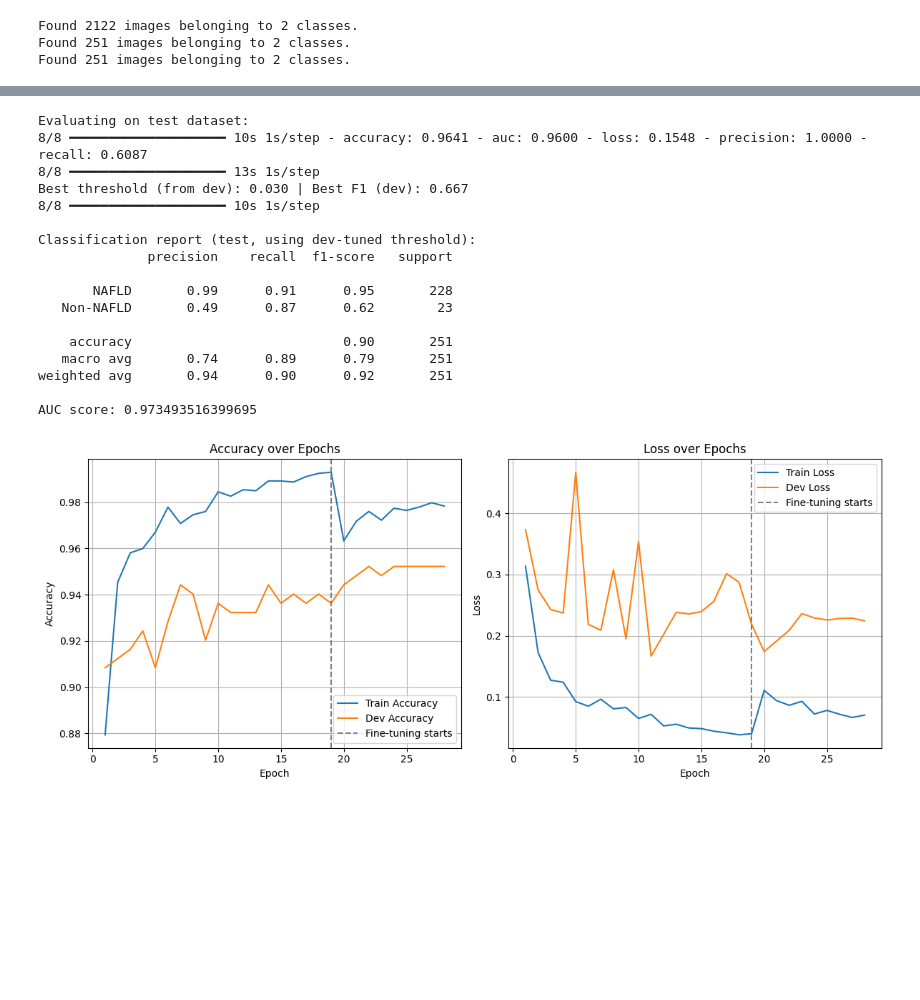
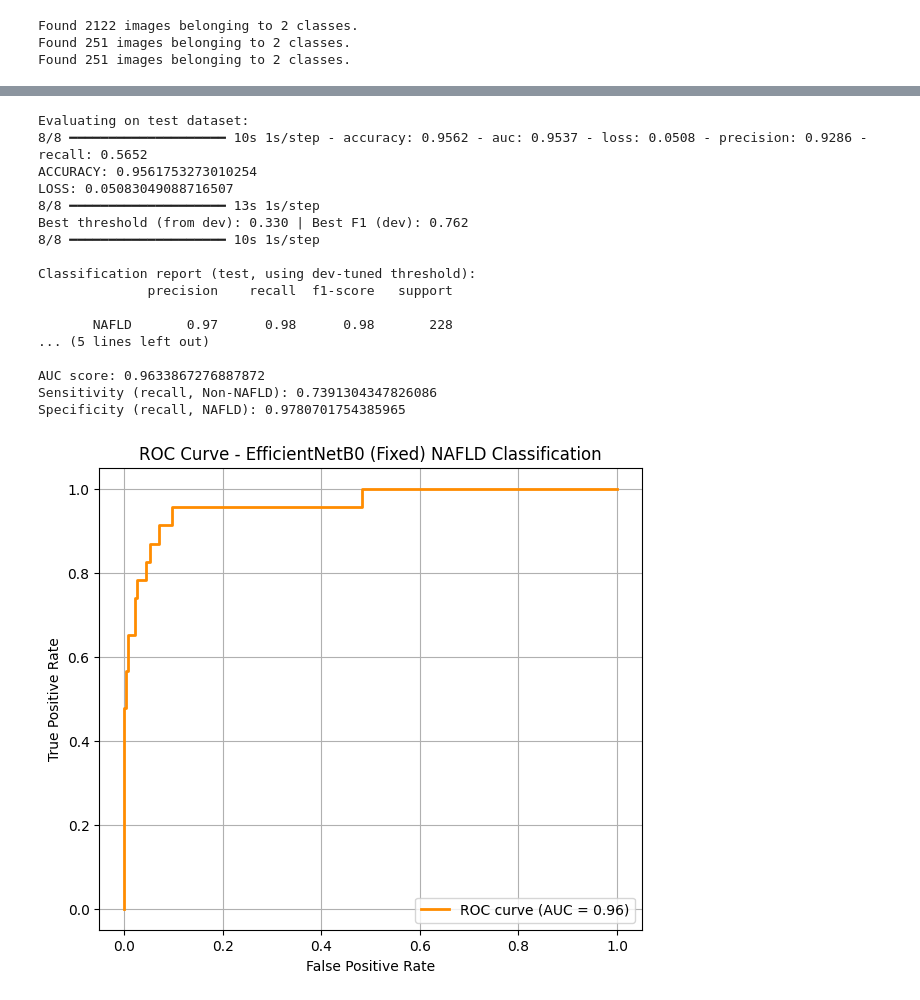
Before and after one commit to Ishany0/Liver-disease-detection-using-ultrasound-imaging, a Jupyter notebook: EfficientNetB0_and_cnn.ipynb, the cells around one changed output, grey strips where cells are left out. Drawn from its saved outputs; the diff is of its cells as text; code cells hidden in the pictures; blank space fills up the shorter version.

```diff
--- a/EfficientNetB0_and_cnn.ipynb
+++ b/EfficientNetB0_and_cnn.ipynb
@@ -235,4 +227,0 @@ model.compile(
-# %%
-EPOCHS_PHASE1 = 20
-
-history = model.fit(train_dataset, epochs=EPOCHS, validation_data=dev_dataset , class_weight=class_weight_dict , callbacks=[Early_Stopping_Callback(), early_stop, reduce_lr])
@@ -323,63 +288,58 @@ plt.show()
 # %%
-from sklearn.metrics import classification_report, confusion_matrix, roc_curve, roc_auc_score
+from sklearn.metrics import f1_score, classification_report, confusion_matrix, roc_curve, roc_auc_score
 
 print("Evaluating on test dataset:")
 results = model.evaluate(test_dataset)
+print("ACCURACY:", results[1])
+print("LOSS:", results[0])
 
+dev_dataset.reset()
 y_dev_true = dev_dataset.classes
 y_dev_prob = model.predict(dev_dataset).ravel()
 
-from sklearn.metrics import f1_score
 thresholds = np.linspace(0.01, 0.99, 99)
 f1s = [f1_score(y_dev_true, (y_dev_prob >= t).astype(int)) for t in thresholds]
 best_threshold = thresholds[np.argmax(f1s)]
 print(f"Best threshold (from dev): {best_threshold:.3f} | Best F1 (dev): {max(f1s):.3f}")
 
+test_dataset.reset()
 y_test_true = test_dataset.classes
 y_test_prob = model.predict(test_dataset).ravel()
 y_test_pred = (y_test_prob >= best_threshold).astype(int)
 
 print("\nClassification report (test, using dev-tuned threshold):")
 print(classification_report(y_test_true, y_test_pred, target_names=['NAFLD', 'Non-NAFLD']))
 print("AUC score:", roc_auc_score(y_test_true, y_test_prob))
+
+cm = confusion_matrix(y_test_true, y_test_pred)
+TN, FP, FN, TP = cm.ravel()
+print("Sensitivity (recall, Non-NAFLD):", TP / (TP + FN))
+print("Specificity (recall, NAFLD):", TN / (TN + FP))
+
+fpr, tpr, _ = roc_curve(y_test_true, y_test_prob)
+auc_score = roc_auc_score(y_test_true, y_test_prob)
+plt.figure(figsize=(7, 6))
+plt.plot(fpr, tpr, color='darkorange', lw=2, label=f'ROC curve (AUC = {auc_score:.2f})')
+plt.legend(loc='lower right')
+plt.xlabel('False Positive Rate'); plt.ylabel('True Positive Rate')
+plt.title('ROC Curve - EfficientNetB0 (Fixed) NAFLD Classification')
+plt.grid(True); plt.show()
 # %% [output]
 Evaluating on test dataset:
-8/8 ━━━━━━━━━━━━━━━━━━━━ 10s 1s/step - accuracy: 0.9641 - auc: 0.9600 - loss: 0.1548 - precision: 1.0000 - recall: 0.6087
+8/8 ━━━━━━━━━━━━━━━━━━━━ 10s 1s/step - accuracy: 0.9562 - auc: 0.9537 - loss: 0.0508 - precision: 0.9286 - recall: 0.5652
+ACCURACY: 0.9561753273010254
+LOSS: 0.05083049088716507
 8/8 ━━━━━━━━━━━━━━━━━━━━ 13s 1s/step
-Best threshold (from dev): 0.030 | Best F1 (dev): 0.667
+Best threshold (from dev): 0.330 | Best F1 (dev): 0.762
 8/8 ━━━━━━━━━━━━━━━━━━━━ 10s 1s/step
 
 Classification report (test, using dev-tuned threshold):
               precision    recall  f1-score   support
 
-       NAFLD       0.99      0.91      0.95       228
-   Non-NAFLD       0.49      0.87      0.62        23
+       NAFLD       0.97      0.98      0.98       228
+... (5 lines left out)
 
-    accuracy                           0.90       251
-   macro avg       0.74      0.89      0.79       251
-weighted avg       0.94      0.90      0.92       251
-
-AUC score: 0.973493516399695
+AUC score: 0.9633867276887872
+Sensitivity (recall, Non-NAFLD): 0.7391304347826086
+Specificity (recall, NAFLD): 0.9780701754385965
+[figure, added]
-# %%
-acc = history.history['accuracy'] + history_finetune.history['accuracy']
-val_acc = history.history['val_accuracy'] + history_finetune.history['val_accuracy']
-loss = history.history['loss'] + history_finetune.history['loss']
-val_loss = history.history['val_loss'] + history_finetune.history['val_loss']
-epochs_range = range(1, len(acc) + 1)
-finetune_start = len(history.history['accuracy'])
-
-plt.figure(figsize=(12, 5))
-plt.subplot(1, 2, 1)
-plt.plot(epochs_range, acc, label='Train Accuracy')
-plt.plot(epochs_range, val_acc, label='Dev Accuracy')
-plt.axvline(finetune_start, color='gray', linestyle='--', label='Fine-tuning starts')
-plt.title('Accuracy over Epochs'); plt.xlabel('Epoch'); plt.ylabel('Accuracy'); plt.legend(); plt.grid(True)
-
-plt.subplot(1, 2, 2)
-plt.plot(epochs_range, loss, label='Train Loss')
-plt.plot(epochs_range, val_loss, label='Dev Loss')
-plt.axvline(finetune_start, color='gray', linestyle='--', label='Fine-tuning starts')
-plt.title('Loss over Epochs'); plt.xlabel('Epoch'); plt.ylabel('Loss'); plt.legend(); plt.grid(True)
-plt.tight_layout(); plt.show()
-# %% [output]
-[figure, removed]
```
Also changed, not shown: parts of 14 cells of this notebook.
